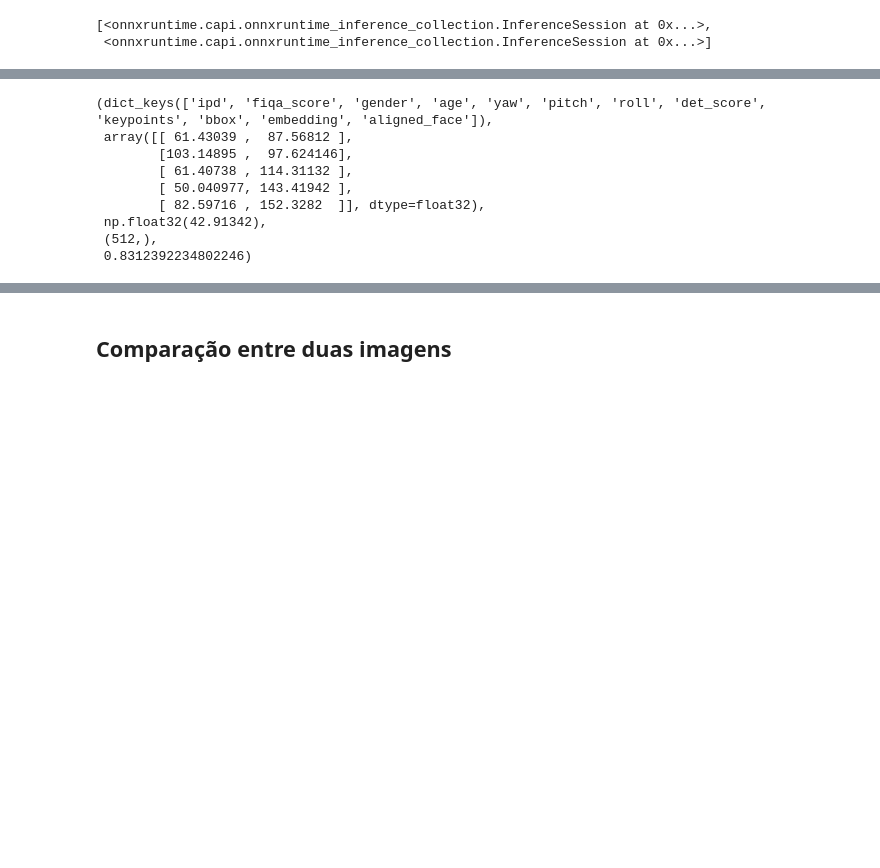
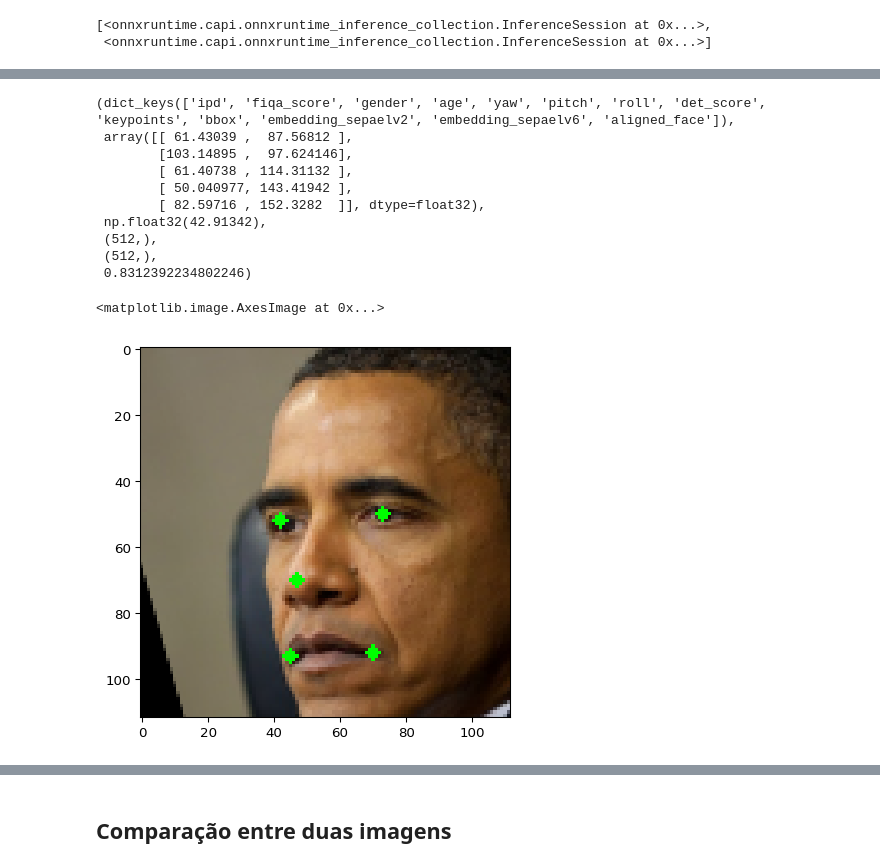
Before and after one commit to rafribeiro/forensicface, a Jupyter notebook: nbs/00_forensicface.ipynb, the cells around one changed output, grey strips where cells are left out. Saved outputs shown, nothing was run; the diff lists cells and outputs as text; code cells hidden in the pictures; blank space fills up the shorter version.

Commit message:
Release forensicface 0.7.0

```diff
--- a/nbs/00_forensicface.ipynb
+++ b/nbs/00_forensicface.ipynb
@@ -9,7 +12,7 @@ ff = ForensicFace(
     use_gpu=True,
     extended=True,
     det_thresh=0.5,
-    models=["sepaelv2", "sepaelv4"],
+    models=["sepaelv2", "sepaelv6"],
     concat_embeddings=False,
 )
 # %% [output]
@@ -40,7 +53,0 @@ len(ret), ret[0].keys(), ret[1].keys()
-# %%
-ff = ForensicFace(
-    use_gpu=True,
-    extended=True,
-    det_thresh=0.5,
-    models=["sepaelv2"],
-)
@@ -84,10 +80,10 @@ ff.environment
 # %%
 result = ff.process_image("obama2.png", single_face=True, draw_keypoints=True)
-result.keys(), result["keypoints"], result["ipd"], result["embedding"].shape, result[
-    "det_score"
-]
+result.keys(), result["keypoints"], result["ipd"], result[
+    "embedding_sepaelv2"
+].shape, result["embedding_sepaelv6"].shape, result["det_score"]
 # %% [output]
-(dict_keys(['ipd', 'fiqa_score', 'gender', 'age', 'yaw', 'pitch', 'roll', 'det_score', 'keypoints', 'bbox', 'embedding', 'aligned_face']),
+(dict_keys(['ipd', 'fiqa_score', 'gender', 'age', 'yaw', 'pitch', 'roll', 'det_score', 'keypoints', 'bbox', 'embedding_sepaelv2', 'embedding_sepaelv6', 'aligned_face']),
  array([[ 61.43039 ,  87.56812 ],
         [103.14895 ,  97.624146],
         [ 61.40738 , 114.31132 ],
@@ -95,4 +91,12 @@ result.keys(), result["keypoints"], result["ipd"], result["embedding"].shape, re
         [ 82.59716 , 152.3282  ]], dtype=float32),
  np.float32(42.91342),
  (512,),
+ (512,),
  0.8312392234802246)
+# %%
+import matplotlib.pyplot as plt
+
+plt.imshow(result["aligned_face"])
+# %% [output]
+<matplotlib.image.AxesImage at 0x...>
+[figure, added]
```
Also changed, not shown: parts of 27 cells of this notebook, 27 other files.
